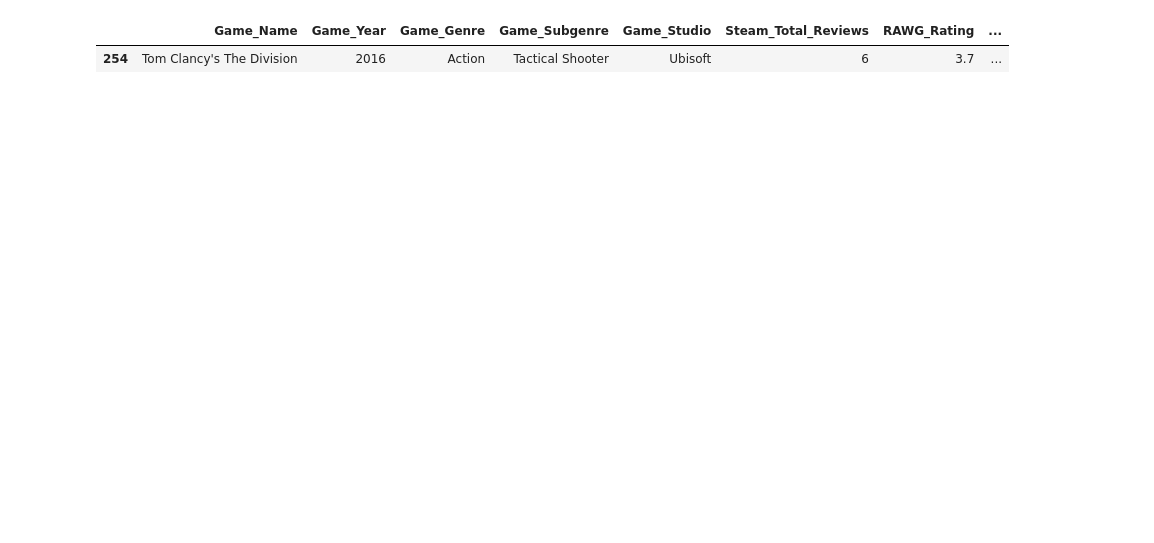
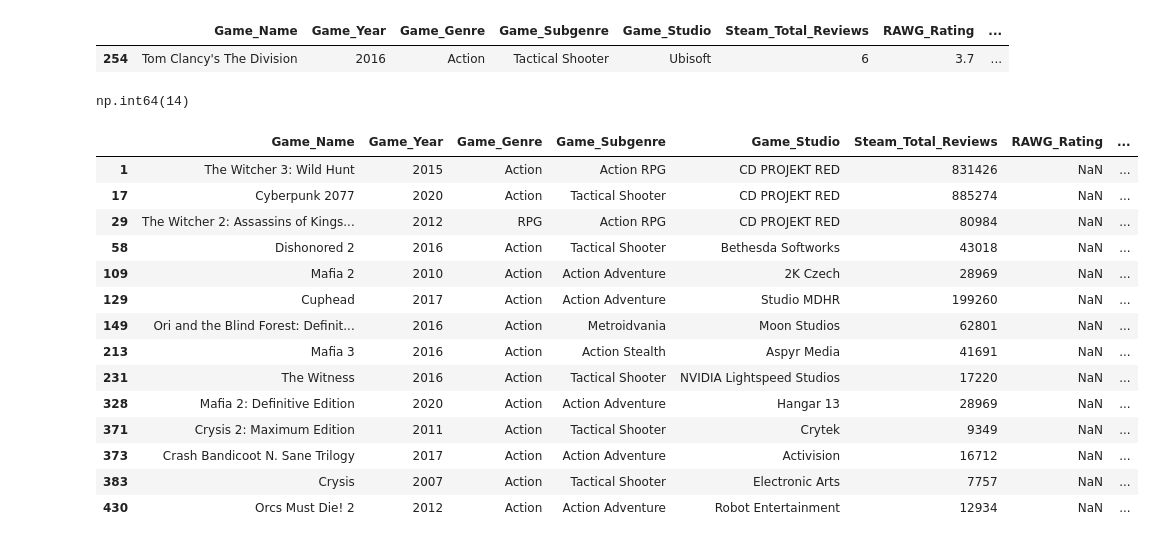
Before and after one commit to Ilyass02-S/Data-Science-Portfolio, a Jupyter notebook: cleaning data.ipynb, the cells around one changed output. Drawn from its saved outputs; the diff is of its cells as text; code cells hidden in the pictures; blank space fills up the shorter version.

```diff
--- a/cleaning data.ipynb
+++ b/cleaning data.ipynb
@@ -136,3 +143,25 @@ df[
 # %% [output]
 |  | Game_Name | Game_Year | Game_Genre | Game_Subgenre | Game_Studio | Steam_Total_Reviews | RAWG_Rating | ... |
 | 254 | Tom Clancy's The Division | 2016 | Action | Tactical Shooter | Ubisoft | 6 | 3.7 | ... |
+# %%
+df["RAWG_Rating"].isnull().sum()
+# %% [output]
+np.int64(14)
+# %%
+df[df["RAWG_Rating"].isnull()]
+# %% [output]
+|  | Game_Name | Game_Year | Game_Genre | Game_Subgenre | Game_Studio | Steam_Total_Reviews | RAWG_Rating | ... |
+| 1 | The Witcher 3: Wild Hunt | 2015 | Action | Action RPG | CD PROJEKT RED | 831426 | NaN | ... |
+| 17 | Cyberpunk 2077 | 2020 | Action | Tactical Shooter | CD PROJEKT RED | 885274 | NaN | ... |
+| 29 | The Witcher 2: Assassins of Kings... | 2012 | RPG | Action RPG | CD PROJEKT RED | 80984 | NaN | ... |
+| 58 | Dishonored 2 | 2016 | Action | Tactical Shooter | Bethesda Softworks | 43018 | NaN | ... |
+| 109 | Mafia 2 | 2010 | Action | Action Adventure | 2K Czech | 28969 | NaN | ... |
+| 129 | Cuphead | 2017 | Action | Action Adventure | Studio MDHR | 199260 | NaN | ... |
+| 149 | Ori and the Blind Forest: Definit... | 2016 | Action | Metroidvania | Moon Studios | 62801 | NaN | ... |
+| 213 | Mafia 3 | 2016 | Action | Action Stealth | Aspyr Media | 41691 | NaN | ... |
+| 231 | The Witness | 2016 | Action | Tactical Shooter | NVIDIA Lightspeed Studios | 17220 | NaN | ... |
+| 328 | Mafia 2: Definitive Edition | 2020 | Action | Action Adventure | Hangar 13 | 28969 | NaN | ... |
+| 371 | Crysis 2: Maximum Edition | 2011 | Action | Tactical Shooter | Crytek | 9349 | NaN | ... |
+| 373 | Crash Bandicoot N. Sane Trilogy | 2017 | Action | Action Adventure | Activision | 16712 | NaN | ... |
+| 383 | Crysis | 2007 | Action | Tactical Shooter | Electronic Arts | 7757 | NaN | ... |
+| 430 | Orcs Must Die! 2 | 2012 | Action | Action Adventure | Robot Entertainment | 12934 | NaN | ... |
```
Also changed, not shown: parts of 5 cells of this notebook, 1 other file.
